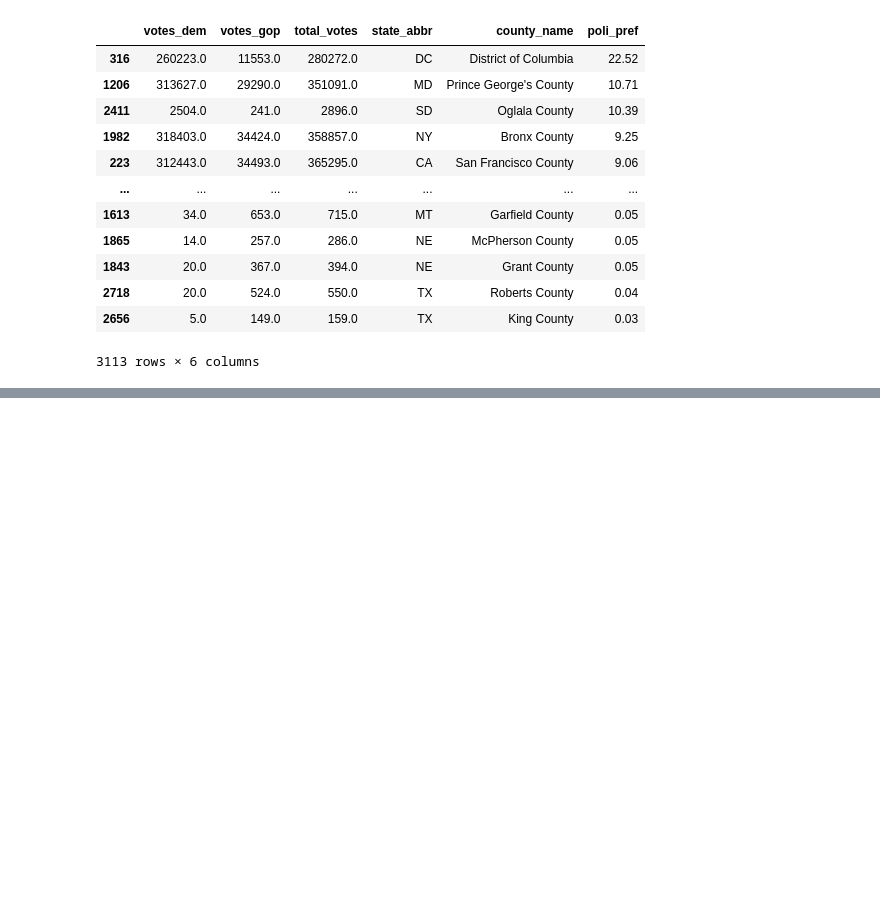
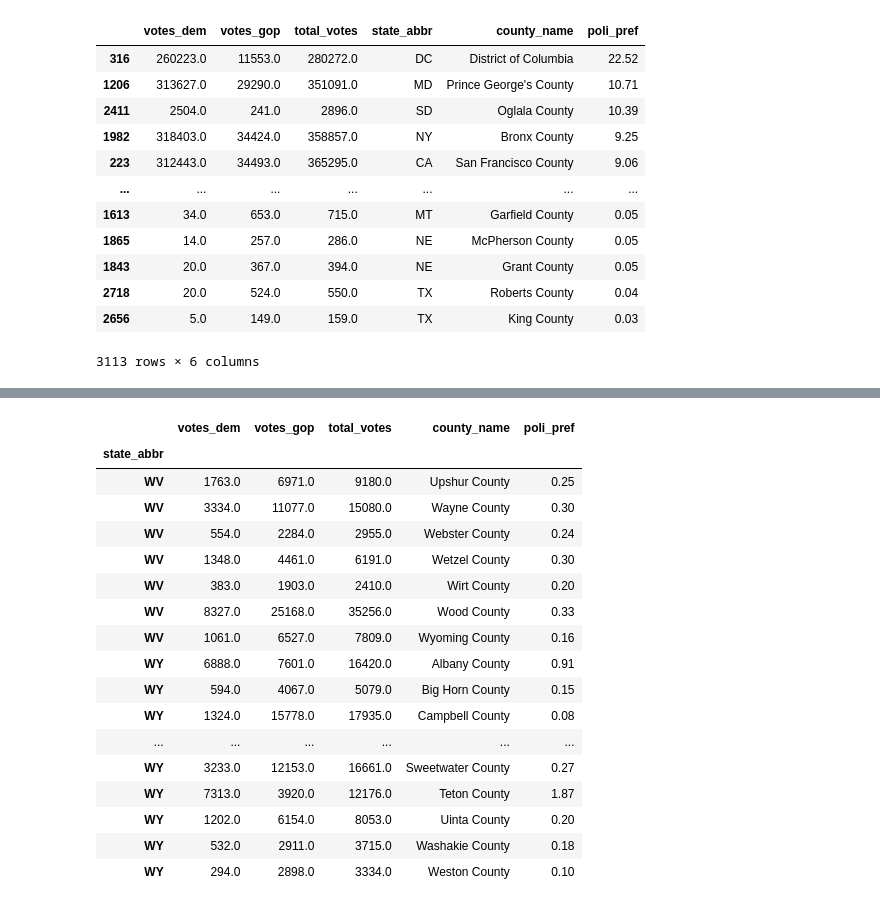
Before and after one commit to carrillofatima/UCI_Project-1_Group, a Jupyter notebook: political_prefence_county_2016.ipynb, the cells around one changed output, grey strips where cells are left out. Cells and saved outputs as stored; diff of their text form; code cells hidden in the pictures; blank space fills up the shorter version.

```diff
--- a/political_prefence_county_2016.ipynb
+++ b/political_prefence_county_2016.ipynb
@@ -142,0 +150,2 @@ grouped_state_df
+# %%
+county_vote_2016_df = clean_politics_2016_df.set_index(["state_abbr"])
@@ -150,0 +212,3 @@ len(grouped_state_df)
+# %%
+
+county_politics_2016_df = pd.DataFrame.drop_duplicates(county_vote_2016_df)
@@ -150,0 +225,21 @@ len(grouped_state_df)
+# %%
+county_politics_2016_df.tail(30)
+# %% [output]
+|  | votes_dem | votes_gop | total_votes | county_name | poli_pref |
+| state_abbr |  |  |  |  |  |
+| WV | 1763.0 | 6971.0 | 9180.0 | Upshur County | 0.25 |
+| WV | 3334.0 | 11077.0 | 15080.0 | Wayne County | 0.30 |
+| WV | 554.0 | 2284.0 | 2955.0 | Webster County | 0.24 |
+| WV | 1348.0 | 4461.0 | 6191.0 | Wetzel County | 0.30 |
+| WV | 383.0 | 1903.0 | 2410.0 | Wirt County | 0.20 |
+| WV | 8327.0 | 25168.0 | 35256.0 | Wood County | 0.33 |
+| WV | 1061.0 | 6527.0 | 7809.0 | Wyoming County | 0.16 |
+| WY | 6888.0 | 7601.0 | 16420.0 | Albany County | 0.91 |
+| WY | 594.0 | 4067.0 | 5079.0 | Big Horn County | 0.15 |
+| WY | 1324.0 | 15778.0 | 17935.0 | Campbell County | 0.08 |
+| ... | ... | ... | ... | ... | ... |
+| WY | 3233.0 | 12153.0 | 16661.0 | Sweetwater County | 0.27 |
+| WY | 7313.0 | 3920.0 | 12176.0 | Teton County | 1.87 |
+| WY | 1202.0 | 6154.0 | 8053.0 | Uinta County | 0.20 |
+| WY | 532.0 | 2911.0 | 3715.0 | Washakie County | 0.18 |
+| WY | 294.0 | 2898.0 | 3334.0 | Weston County | 0.10 |
```
Also changed, not shown: parts of 14 cells of this notebook.
